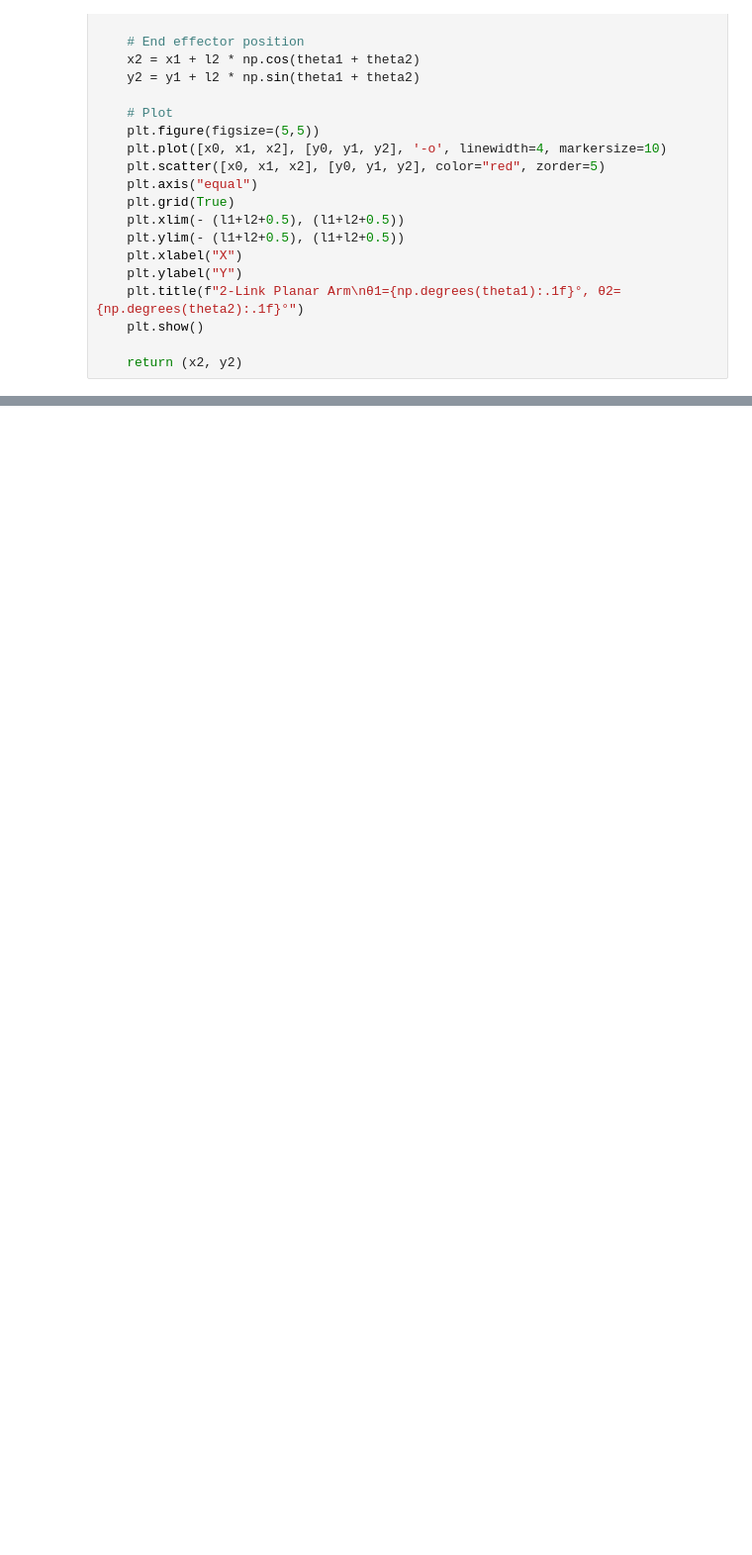
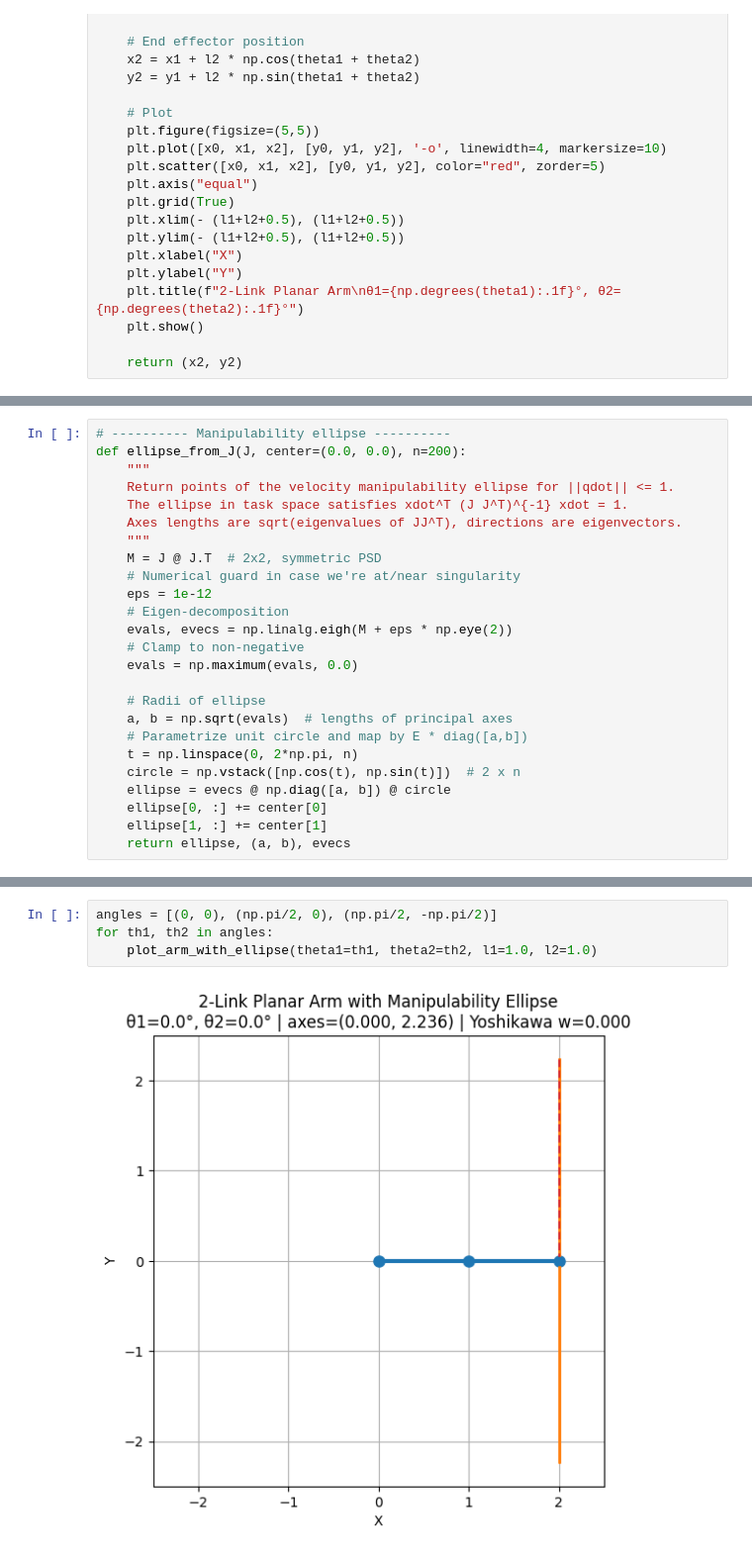
Before and after one commit to friackazoid/robot_trick, a Jupyter notebook: Singularity.ipynb, the cells around one changed output, grey strips where cells are left out. Shown at 99% size. Saved outputs shown, nothing was run; the diff lists cells and outputs as text; blank space fills up the shorter version.

```diff
--- a/Singularity.ipynb
+++ b/Singularity.ipynb
@@ -64,0 +94,25 @@ End effector position: (np.float64(1.6730326074756159), np.float64(0.96592582628
+# %%
+# ---------- Manipulability ellipse ----------
+def ellipse_from_J(J, center=(0.0, 0.0), n=200):
+    """
+    Return points of the velocity manipulability ellipse for ||qdot|| <= 1.
+    The ellipse in task space satisfies xdot^T (J J^T)^{-1} xdot = 1.
+    Axes lengths are sqrt(eigenvalues of JJ^T), directions are eigenvectors.
+    """
+    M = J @ J.T  # 2x2, symmetric PSD
+    # Numerical guard in case we're at/near singularity
+    eps = 1e-12
+    # Eigen-decomposition
+    evals, evecs = np.linalg.eigh(M + eps * np.eye(2))
+    # Clamp to non-negative
+    evals = np.maximum(evals, 0.0)
+
+    # Radii of ellipse
+    a, b = np.sqrt(evals)  # lengths of principal axes
+    # Parametrize unit circle and map by E * diag([a,b])
+    t = np.linspace(0, 2*np.pi, n)
+    circle = np.vstack([np.cos(t), np.sin(t)])  # 2 x n
+    ellipse = evecs @ np.diag([a, b]) @ circle
+    ellipse[0, :] += center[0]
+    ellipse[1, :] += center[1]
+    return ellipse, (a, b), evecs
@@ -97,0 +204,6 @@ End effector position: (np.float64(-0.9999999999999999), np.float64(1.0000000000
+# %%
+angles = [(0, 0), (np.pi/2, 0), (np.pi/2, -np.pi/2)]
+for th1, th2 in angles:
+    plot_arm_with_ellipse(theta1=th1, theta2=th2, l1=1.0, l2=1.0)
+# %% [output]
+[figure, added]
```
Also changed, not shown: parts of 19 cells of this notebook.
